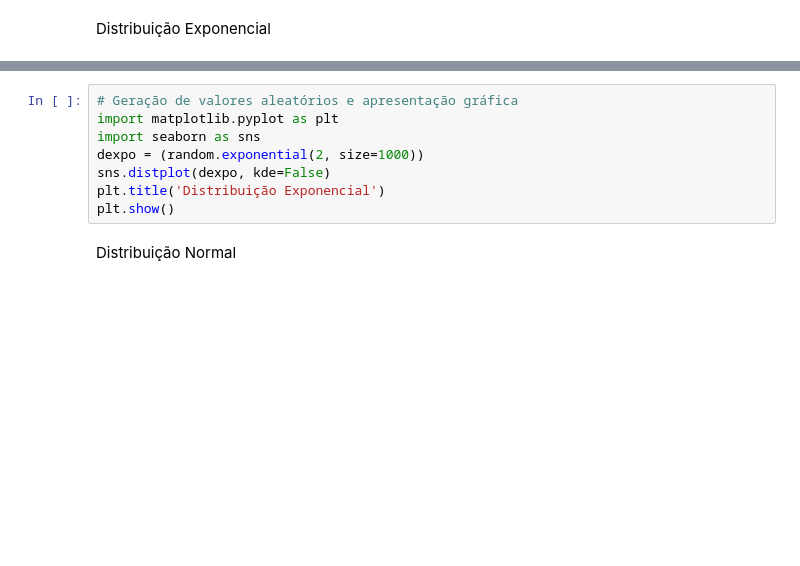
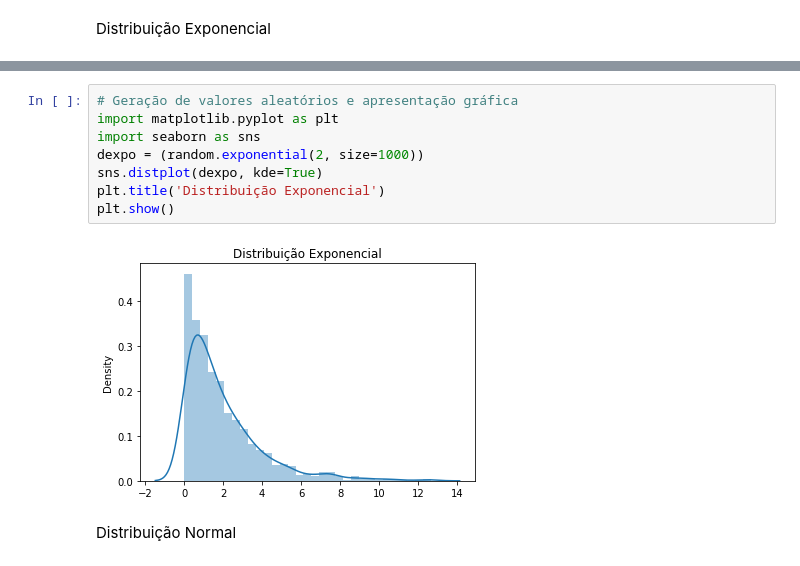
Before and after one commit to DevNicque/pos-datascience, a Jupyter notebook: Probabilidade_e_Distribuições_modulo3.ipynb, the cells around one changed output, grey strips where cells are left out. Saved outputs shown, nothing was run; the diff lists cells and outputs as text; blank space fills up the shorter version.

```diff
--- a/Probabilidade_e_Distribuições_modulo3.ipynb
+++ b/Probabilidade_e_Distribuições_modulo3.ipynb
@@ -162,11 +195,13 @@ expon.cdf(3,scale=1/2)-expon.cdf(2,scale=1/2)
 # %%
 # Geração de valores aleatórios e apresentação gráfica
 import matplotlib.pyplot as plt
 import seaborn as sns
 dexpo = (random.exponential(2, size=1000))
-sns.distplot(dexpo, kde=False)
+sns.distplot(dexpo, kde=True)
 plt.title('Distribuição Exponencial')
 plt.show()
+# %% [output]
+[figure, added]
 # %% [markdown]
 Distribuição Normal
 # %%
```
Also changed, not shown: parts of 33 cells of this notebook.
